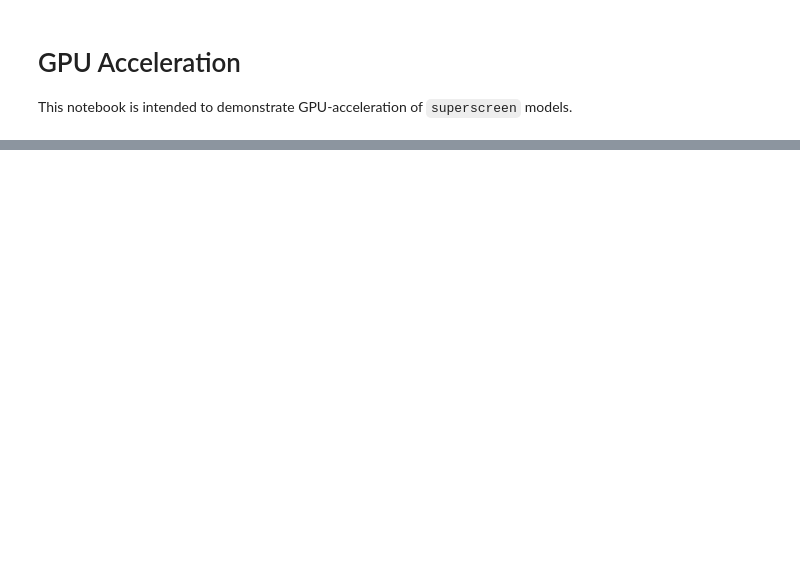
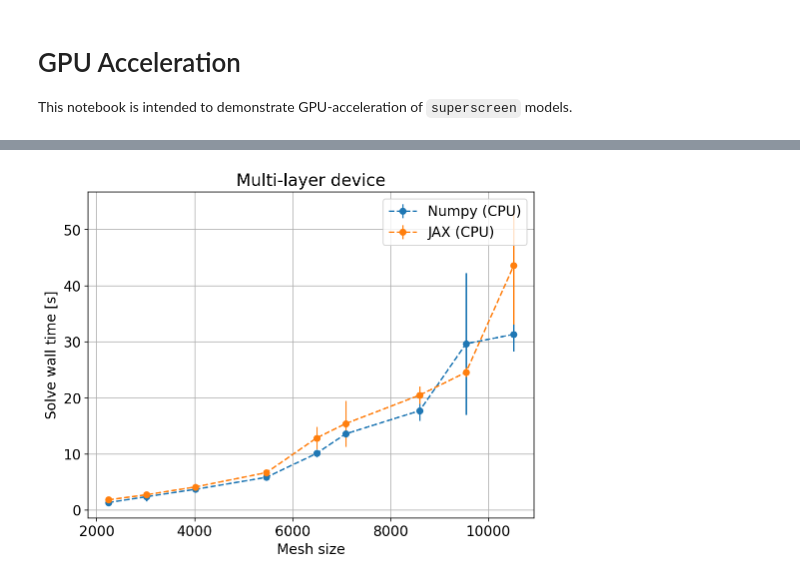
Before and after one commit to loganbvh/superscreen, a Jupyter notebook: docs/notebooks/gpu.ipynb, the cells around one changed output, grey strips where cells are left out. Saved outputs shown, nothing was run; the diff lists cells and outputs as text; code cells hidden in the pictures; blank space fills up the shorter version.

```diff
--- a/docs/notebooks/gpu.ipynb
+++ b/docs/notebooks/gpu.ipynb
@@ -373,0 +164,19 @@ sc.version_table()
+# %%
+# Model the device with 1 mA circulating current
+I_circ = device.ureg("1 mA")
+circulating_currents = {"fc_center": str(I_circ)}
+solve_kwargs = dict(
+    circulating_currents=circulating_currents,
+    field_units="mT",
+    current_units="mA",
+    log_level=None,
+    iterations=5,
+)
+
+import logging
+logging.getLogger("superscreen.solve").setLevel(logging.CRITICAL)
+
+# Look at solve time vs. mesh size
+min_points = 1000 * np.arange(2, 11, dtype=int)
+# %%
+mesh_sizes, results = run_benchmark(device, min_points, solve_kwargs)
@@ -373,0 +201,5 @@ sc.version_table()
+# %%
+fig, ax = plot_benchmark(mesh_sizes, results)
+_ = ax.set_title("Multi-layer device")
+# %% [output]
+[figure, added]
```
Also changed, not shown: parts of 66 cells of this notebook.
